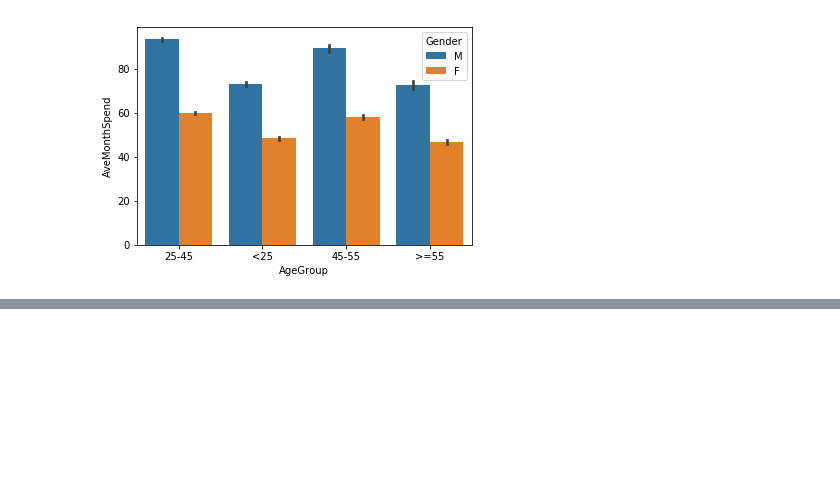
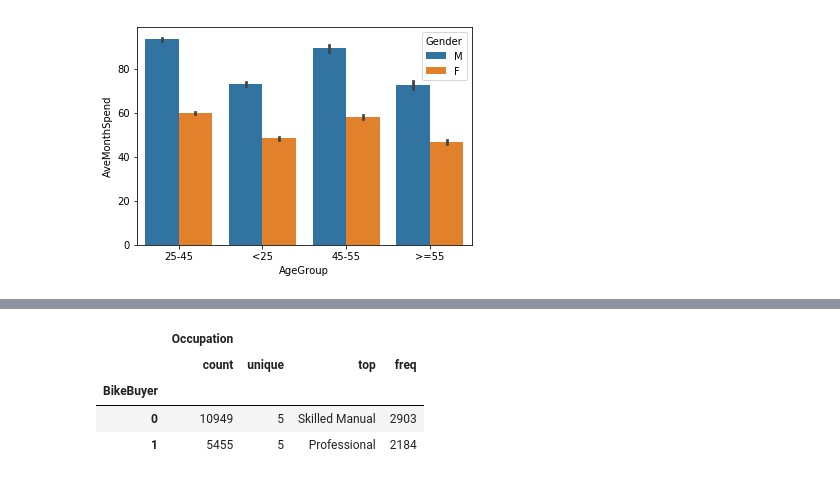
Before and after one commit to random82/Principles-of-Machine-Learning-Python, a Jupyter notebook: Final Exam/Final exam.ipynb, the cells around one changed output, grey strips where cells are left out. Saved outputs shown, nothing was run; the diff lists cells and outputs as text; code cells hidden in the pictures; blank space fills up the shorter version.

```diff
--- a/Final Exam/Final exam.ipynb
+++ b/Final Exam/Final exam.ipynb
@@ -227,0 +249,8 @@ plot_box(df_joined, cat_cols, col_y="AveMonthSpend")
+# %%
+df_joined[['BikeBuyer', 'Occupation']].groupby('BikeBuyer').describe()
+# %% [output]
+|  | Occupation |  |  |  |
+|  | count | unique | top | freq |
+| BikeBuyer |  |  |  |  |
+| 0 | 10949 | 5 | Skilled Manual | 2903 |
+| 1 | 5455 | 5 | Professional | 2184 |
```
Also changed, not shown: parts of 6 cells of this notebook.
